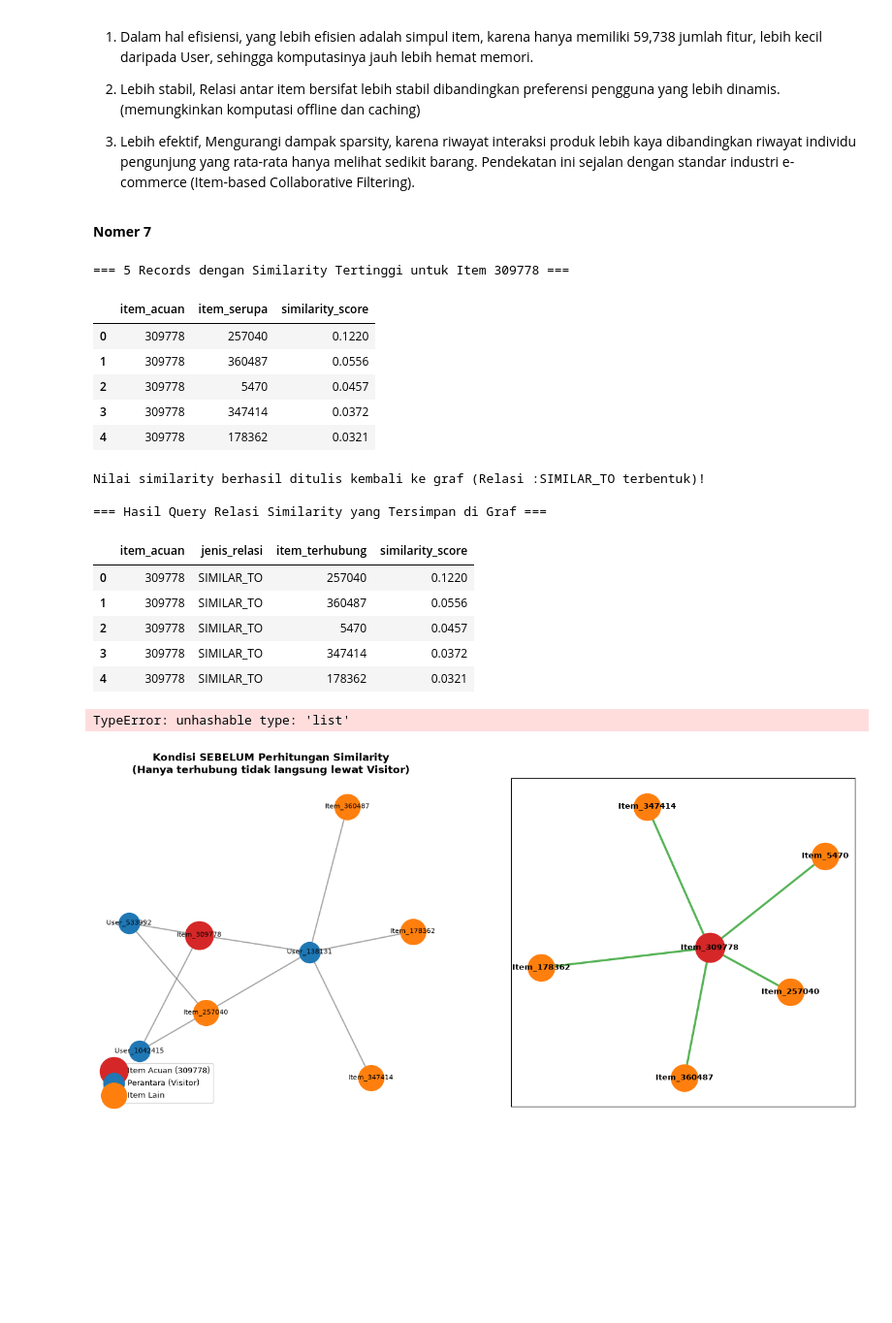
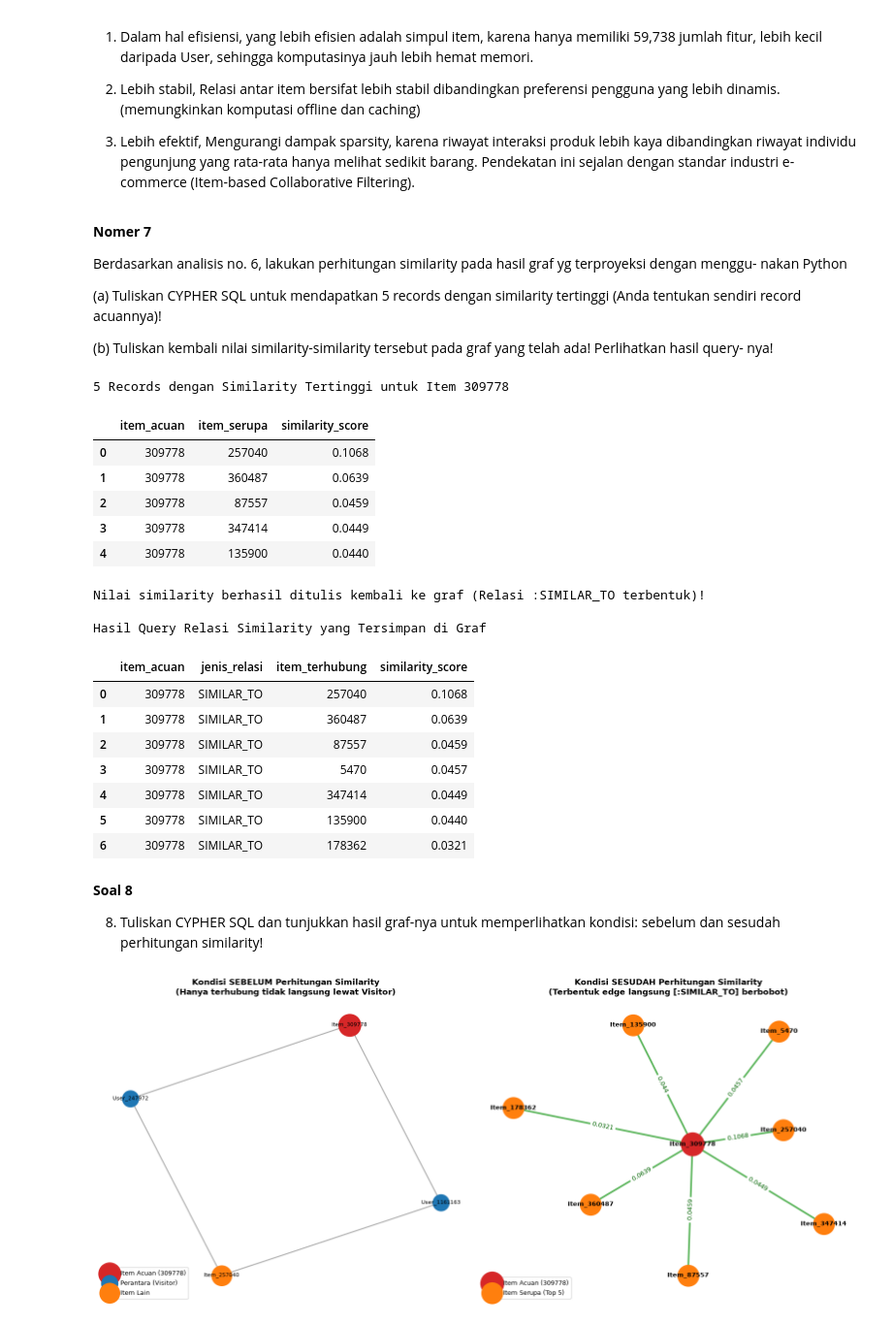
Before and after one commit to Hxnss/UTS-GSD, a Jupyter notebook: uts-gsd.ipynb, the cells around one changed output. Shown at 97% size. Cells and saved outputs as stored; diff of their text form; code cells hidden in the pictures; blank space fills up the shorter version.

```diff
--- a/uts-gsd.ipynb
+++ b/uts-gsd.ipynb
@@ -573,6 +573,15 @@ Dari hasil eksplorasi nomer 4 dan 5, proyeksi yang memiliki hasil lebih baik yai
 3. Lebih efektif, Mengurangi dampak sparsity, karena riwayat interaksi produk lebih kaya dibandingkan riwayat individu pengunjung yang rata-rata hanya melihat sedikit barang. Pendekatan ini sejalan dengan standar industri e-commerce (Item-based Collaborative Filtering).
 # %% [markdown]
 **Nomer 7**
+
+Berdasarkan analisis no. 6, lakukan perhitungan similarity pada hasil graf yg terproyeksi dengan menggu-
+nakan Python
+
+(a) Tuliskan CYPHER SQL untuk mendapatkan 5 records dengan similarity tertinggi (Anda tentukan sendiri
+record acuannya)!
+
+(b) Tuliskan kembali nilai similarity-similarity tersebut pada graf yang telah ada! Perlihatkan hasil query-
+nya!
 # %%
 query_7a = """
 MATCH (target:Item {itemId: 309778})<-[:VIEWED|ADDED_TO_CART|BOUGHT]-(v:Visitor)-[:VIEWED|ADDED_TO_CART|BOUGHT]->(other:Item)
@@ -595,19 +604,19 @@ with GraphDatabase.driver(URI, auth=AUTH) as driver:
         result = session.run(query_7a)
         df_top5 = pd.DataFrame([r.data() for r in result])
 
-print("=== 5 Records dengan Similarity Tertinggi untuk Item 309778 ===")
+print("5 Records dengan Similarity Tertinggi untuk Item 309778")
 display(df_top5)
 # %% [output]
-=== 5 Records dengan Similarity Tertinggi untuk Item 309778 ===
+5 Records dengan Similarity Tertinggi untuk Item 309778
 |  | item_acuan | item_serupa | similarity_score |
-| 0 | 309778 | 257040 | 0.1220 |
-| 1 | 309778 | 360487 | 0.0556 |
-| 2 | 309778 | 5470 | 0.0457 |
-| 3 | 309778 | 347414 | 0.0372 |
-| 4 | 309778 | 178362 | 0.0321 |
+| 0 | 309778 | 257040 | 0.1068 |
+| 1 | 309778 | 360487 | 0.0639 |
+| 2 | 309778 | 87557 | 0.0459 |
+| 3 | 309778 | 347414 | 0.0449 |
+| 4 | 309778 | 135900 | 0.0440 |
 # %%
-# 1. Query untuk menuliskan (WRITE-BACK) relasi SIMILAR_TO ke dalam graf Neo4j
-query_write = """
+# 1. Query write
+query_7b = """
 MATCH (target:Item {itemId: 309778})<-[:VIEWED|ADDED_TO_CART|BOUGHT]-(v:Visitor)-[:VIEWED|ADDED_TO_CART|BOUGHT]->(other:Item)
 WHERE target <> other
 WITH target, other, count(DISTINCT v) AS intersection
@@ -634,41 +643,39 @@ ORDER BY similarity_score DESC
 
 with GraphDatabase.driver(URI, auth=AUTH) as driver:
     with driver.session(database="neo4j") as session:
-        # Tulis ke database
-        session.run(query_write)
+        session.run(query_7b)
         print("Nilai similarity berhasil ditulis kembali ke graf (Relasi :SIMILAR_TO terbentuk)!\n")
 
-        # Ambil dan verifikasi hasilnya
         res_verify = session.run(query_verify)
         df_verified = pd.DataFrame([r.data() for r in res_verify])
 
-print("=== Hasil Query Relasi Similarity yang Tersimpan di Graf ===")
+print("Hasil Query Relasi Similarity yang Tersimpan di Graf")
 display(df_verified)
 # %% [output]
 Nilai similarity berhasil ditulis kembali ke graf (Relasi :SIMILAR_TO terbentuk)!
 
-=== Hasil Query Relasi Similarity yang Tersimpan di Graf ===
+Hasil Query Relasi Similarity yang Tersimpan di Graf
 |  | item_acuan | jenis_relasi | item_terhubung | similarity_score |
-| 0 | 309778 | SIMILAR_TO | 257040 | 0.1220 |
-| 1 | 309778 | SIMILAR_TO | 360487 | 0.0556 |
-| 2 | 309778 | SIMILAR_TO | 5470 | 0.0457 |
-| 3 | 309778 | SIMILAR_TO | 347414 | 0.0372 |
-| 4 | 309778 | SIMILAR_TO | 178362 | 0.0321 |
+| 0 | 309778 | SIMILAR_TO | 257040 | 0.1068 |
+| 1 | 309778 | SIMILAR_TO | 360487 | 0.0639 |
+| 2 | 309778 | SIMILAR_TO | 87557 | 0.0459 |
+| 3 | 309778 | SIMILAR_TO | 5470 | 0.0457 |
+| 4 | 309778 | SIMILAR_TO | 347414 | 0.0449 |
+| 5 | 309778 | SIMILAR_TO | 135900 | 0.0440 |
+| 6 | 309778 | SIMILAR_TO | 178362 | 0.0321 |
+# %% [markdown]
+**Soal 8**
+
+8. Tuliskan CYPHER SQL dan tunjukkan hasil graf-nya untuk memperlihatkan kondisi: sebelum dan sesudah
+perhitungan similarity!
 # %%
-import networkx as nx
-import matplotlib.pyplot as plt
-from neo4j import GraphDatabase
-
-URI = "bolt://127.0.0.1:7687"
-AUTH = ("neo4j", "12345678")
-
-# Inisialisasi dua graf NetworkX
+# Inisialisasi dua graf
 G_sebelum = nx.Graph()
 G_sesudah = nx.Graph()
 
 with GraphDatabase.driver(URI, auth=AUTH) as driver:
     with driver.session(database="neo4j") as session:
-        # 1. Ambil data kondisi SEBELUM (Bipartit via Visitor sampel)
+        # 1. Ambil data ksebelum
         query_bef = """
         MATCH (target:Item {itemId: 309778})<-[:VIEWED]-(v:Visitor)-[:VIEWED]->(other:Item)
         WHERE other.itemId IN [257040, 360487, 5470, 347414, 178362]
@@ -685,7 +692,7 @@ with GraphDatabase.driver(URI, auth=AUTH) as driver:
             G_sebelum.add_edge(t_node, v_node)
             G_sebelum.add_edge(v_node, o_node)
 
-        # 2. Ambil data kondisi SESUDAH (Proyeksi langsung SIMILAR_TO)
+        # 2. Ambil data sesudah
         query_aft = """
         MATCH (target:Item {itemId: 309778})-[s:SIMILAR_TO]->(other:Item)
         RETURN target.itemId AS target, other.itemId AS other, s.score AS score
@@ -697,44 +704,39 @@ with GraphDatabase.driver(URI, auth=AUTH) as driver:
             G_sesudah.add_node(o_node, type="item")
             G_sesudah.add_edge(t_node, o_node, weight=r['score'])
 
-# --- PLOTTING SIDE-BY-SIDE ---
 fig, (ax1, ax2) = plt.subplots(1, 2, figsize=(16, 7))
 
-# 1. Plot SEBELUM
 pos1 = nx.spring_layout(G_sebelum, seed=42)
 t_nodes_1 = [n for n, d in G_sebelum.nodes(data=True) if d.get('type') == 'target']
 v_nodes_1 = [n for n, d in G_sebelum.nodes(data=True) if d.get('type') == 'visitor']
 o_nodes_1 = [n for n, d in G_sebelum.nodes(data=True) if d.get('type') == 'item']
-
 nx.draw_networkx_nodes(G_sebelum, pos1, nodelist=t_nodes_1, node_color='#d62728', node_size=1100, label='Item Acuan (309778)', ax=ax1)
 nx.draw_networkx_nodes(G_sebelum, pos1, nodelist=v_nodes_1, node_color='#1f77b4', node_size=600, label='Perantara (Visitor)', ax=ax1)
 nx.draw_networkx_nodes(G_sebelum, pos1, nodelist=o_nodes_1, node_color='#ff7f0e', node_size=900, label='Item Lain', ax=ax1)
 nx.draw_networkx_edges(G_sebelum, pos1, edge_color='gray', width=1.5, alpha=0.7, ax=ax1)
 nx.draw_networkx_labels(G_sebelum, pos1, font_size=8, font_color='black', ax=ax1)
 ax1.set_title("Kondisi SEBELUM Perhitungan Similarity\n(Hanya terhubung tidak langsung lewat Visitor)", fontsize=12, fontweight='bold')
 ax1.legend(loc='lower left', fontsize=9)
 ax1.axis('off')
 
-# 2. Plot SESUDAH
+
 pos2 = nx.spring_layout(G_sesudah, seed=42)
 t_nodes_2 = [n for n, d in G_sesudah.nodes(data=True) if d.get('type') == 'target']
 o_nodes_2 = [n for n, d in G_sesudah.nodes(data=True) if d.get('type') == 'item']
-
 nx.draw_networkx_nodes(G_sesudah, pos2, nodelist=t_nodes_2, node_color='#d62728', node_size=1200, label='Item Acuan (309778)', ax=ax2)
 nx.draw_networkx_nodes(G_sesudah, pos2, nodelist=o_nodes_2, node_color='#ff7f0e', node_size=1000, label='Item Serupa (Top 5)', ax=ax2)
 nx.draw_networkx_edges(G_sesudah, pos2, edge_color='#2ca02c', width=2.5, alpha=0.8, ax=ax2)
 nx.draw_networkx_labels(G_sesudah, pos2, font_size=9, font_color='black', font_weight='bold', ax=ax2)
 
-# Label bobot similarity pada garis
-edge_labels = {e: f"{d['weight']}" for *e, d in G_sesudah.edges(data=True)}
+# Label bobot similarity
+edge_labels = {(u, v): f"{d['weight']}" for u, v, d in G_sesudah.edges(data=True)}
 nx.draw_networkx_edge_labels(G_sesudah, pos2, edge_labels=edge_labels, font_size=9, font_color='darkgreen', ax=ax2)
 
 ax2.set_title("Kondisi SESUDAH Perhitungan Similarity\n(Terbentuk edge langsung [:SIMILAR_TO] berbobot)", fontsize=12, fontweight='bold')
 ax2.legend(loc='lower left', fontsize=9)
 ax2.axis('off')
 
 plt.tight_layout()
 plt.show()
 # %% [output]
-TypeError: unhashable type: 'list'
-[figure, old version]
+[figure, new version]
```
Also changed, not shown: parts of 38 cells of this notebook.
